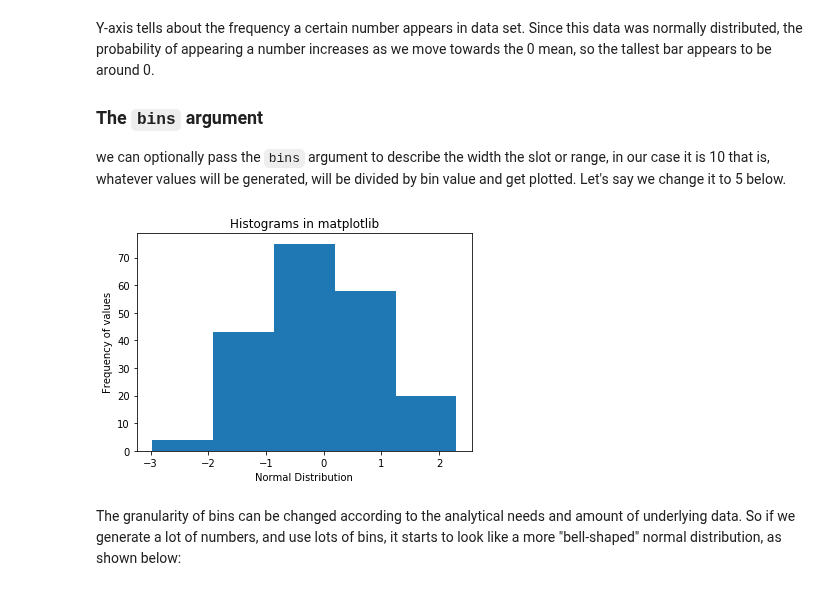
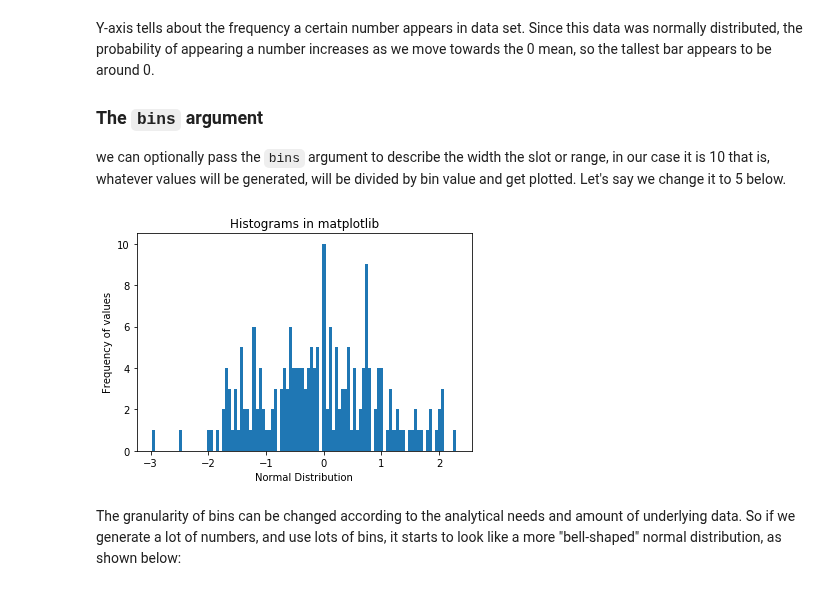
Before and after one commit to mzhou356/dsc-data-viz-dc-ds-060319, a Jupyter notebook: index.ipynb, the cells around one changed output. Cells and saved outputs as stored; diff of their text form; code cells hidden in the pictures.

```diff
--- a/index.ipynb
+++ b/index.ipynb
@@ -159,13 +159,13 @@ Y-axis tells about the frequency a certain number appears in data set. Since thi
 ### The `bins` argument
 we can optionally pass the `bins` argument to describe the width the slot or range, in our case it is 10 that is, whatever values will be generated,  will be divided by bin value and get plotted. Let's say we change it to 5 below.
 # %%
-plt.hist(x, bins = 5)
+plt.hist(x, bins = 100)
 plt.xlabel('Normal Distribution')
 plt.ylabel('Frequency of values')
 plt.title('Histograms in matplotlib')
 plt.show()
 # %% [output]
-[figure, old version]
+[figure, new version]
 # %% [markdown]
 The granularity of bins can be changed according to the analytical needs and amount of underlying data. So if we generate a lot of numbers, and use lots of bins, it starts to look like a more "bell-shaped" normal distribution, as shown below:
 # %%
```
